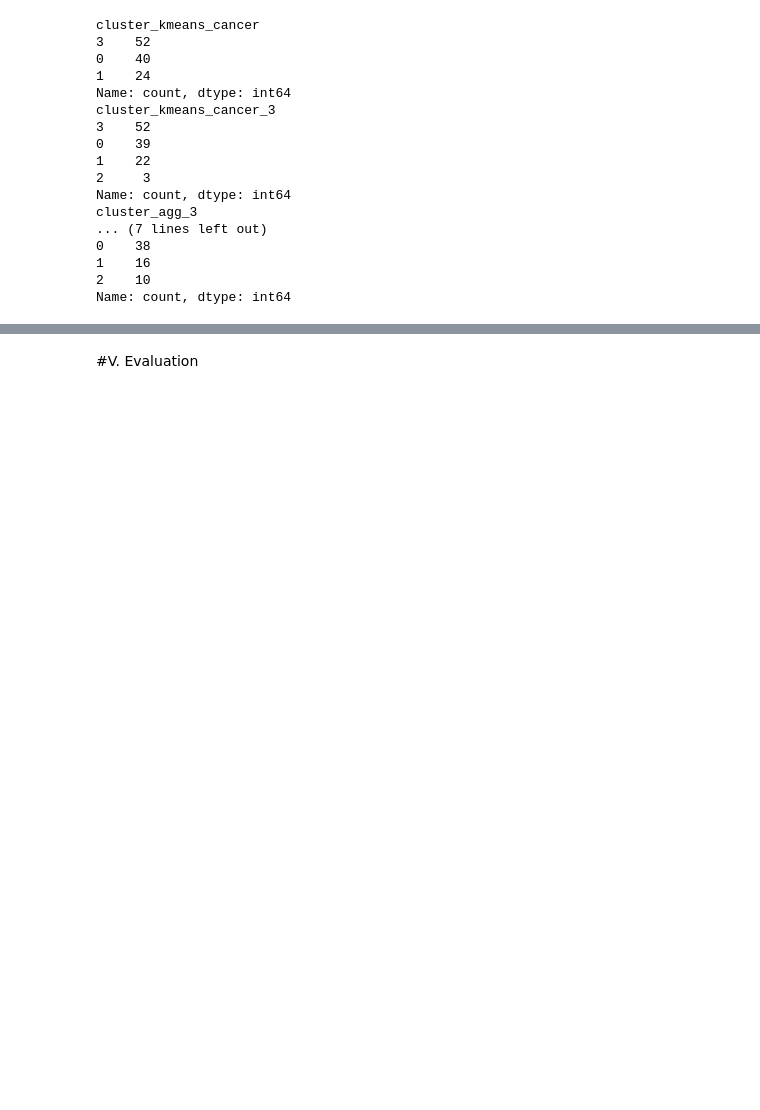
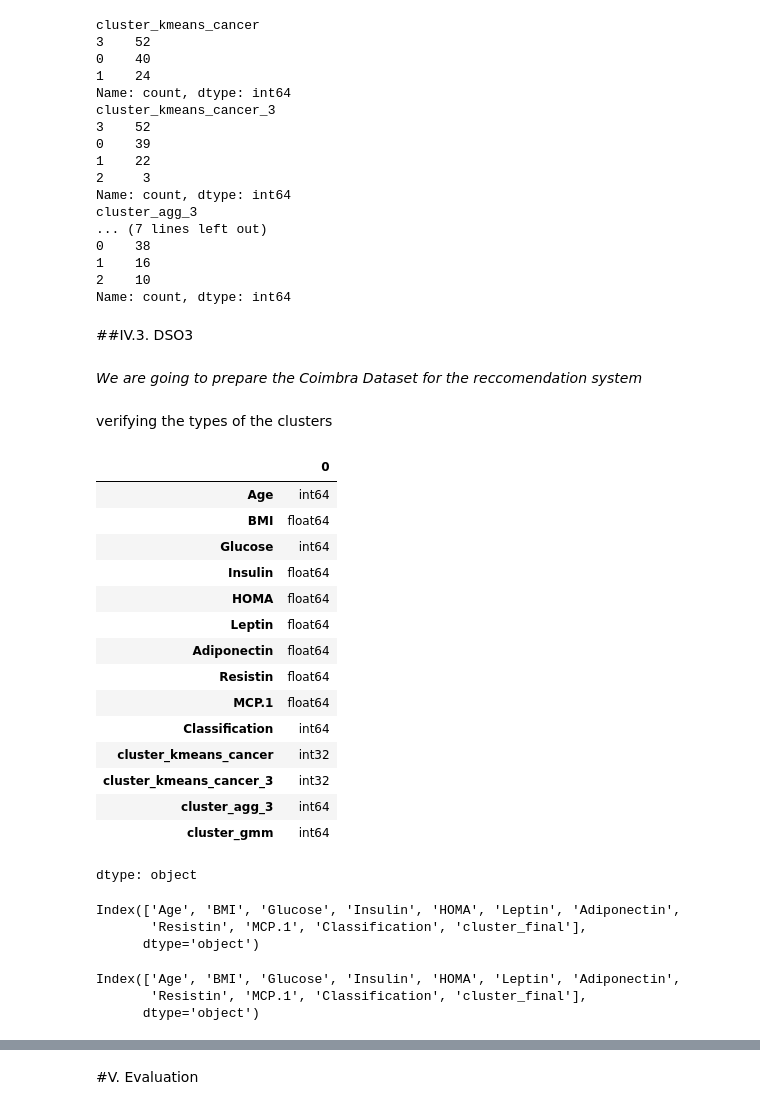
Before and after one commit to eyaguirat10/CoWin-Breast-Cancer-Detection, a Jupyter notebook: Eya_Guirat_Breast_Cancer_Detection.ipynb, the cells around one changed output, grey strips where cells are left out. Drawn from its saved outputs; the diff is of its cells as text; code cells hidden in the pictures; blank space fills up the shorter version.

```diff
--- a/Eya_Guirat_Breast_Cancer_Detection.ipynb
+++ b/Eya_Guirat_Breast_Cancer_Detection.ipynb
@@ -1554,3 +1570,34 @@ cluster_agg_3
 1    16
 2    10
 Name: count, dtype: int64
+# %% [markdown]
+##IV.3. DSO3
+# %% [markdown]
+*We are going to prepare the Coimbra Dataset for the reccomendation system*
+# %% [markdown]
+verifying the types of the clusters
+# %%
+df_cancer.dtypes
+# %% [output]
+|  | 0 |
+| Age | int64 |
+| BMI | float64 |
+| Glucose | int64 |
+| Insulin | float64 |
+| HOMA | float64 |
+| Leptin | float64 |
+| Adiponectin | float64 |
+| Resistin | float64 |
+| MCP.1 | float64 |
+| Classification | int64 |
+| cluster_kmeans_cancer | int32 |
+| cluster_kmeans_cancer_3 | int32 |
+| cluster_agg_3 | int64 |
+| cluster_gmm | int64 |
+dtype: object
+# %%
+df_complete.columns
+# %% [output]
+Index(['Age', 'BMI', 'Glucose', 'Insulin', 'HOMA', 'Leptin', 'Adiponectin',
+       'Resistin', 'MCP.1', 'Classification', 'cluster_final'],
+      dtype='object')
@@ -1556,0 +1613,6 @@ Name: count, dtype: int64
+# %%
+df_complete.columns
+# %% [output]
+Index(['Age', 'BMI', 'Glucose', 'Insulin', 'HOMA', 'Leptin', 'Adiponectin',
+       'Resistin', 'MCP.1', 'Classification', 'cluster_final'],
+      dtype='object')
```
Also changed, not shown: parts of 25 cells of this notebook.
